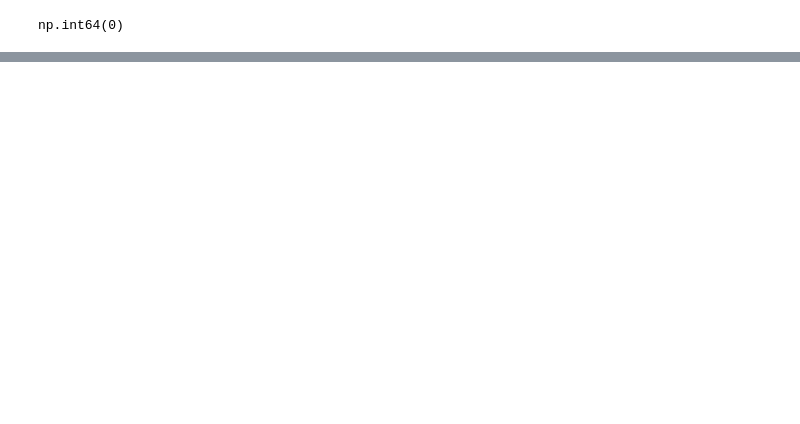
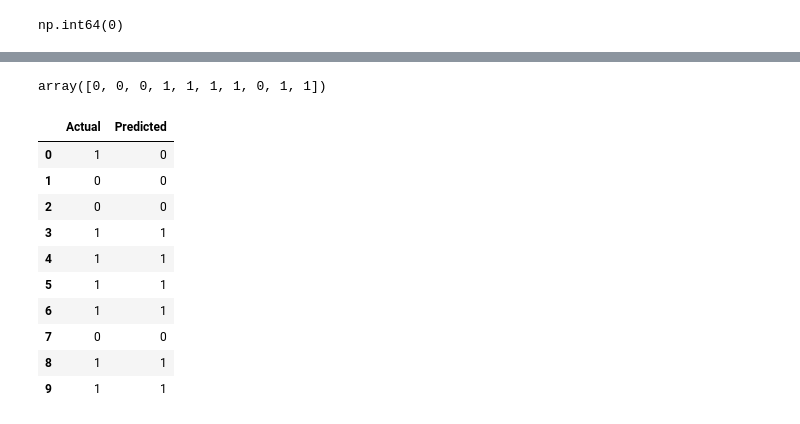
Before and after one commit to Mal-archLumi/analystLab-africa-datascience-internship, a Jupyter notebook: notebooks/week4_titanic_logistic_regression.ipynb, the cells around one changed output, grey strips where cells are left out. Drawn from its saved outputs; the diff is of its cells as text; code cells hidden in the pictures; blank space fills up the shorter version.

```diff
--- a/notebooks/week4_titanic_logistic_regression.ipynb
+++ b/notebooks/week4_titanic_logistic_regression.ipynb
@@ -119,0 +152,2 @@ KeyError: "None of [Index(['Sex', 'Embarked'], dtype='str')] are in the [columns
+# %%
+x_train, x_test, y_train, y_test = train_test_split(x, y, test_size=0.2, random_state=42)
@@ -119,0 +166,3 @@ KeyError: "None of [Index(['Sex', 'Embarked'], dtype='str')] are in the [columns
+# %%
+model = LogisticRegression(max_iter=1000)
+model.fit(x_train, y_train)
@@ -119,0 +175,21 @@ KeyError: "None of [Index(['Sex', 'Embarked'], dtype='str')] are in the [columns
+# %%
+y_pred = model.predict(x_test)
+# %%
+y_pred[: 10]
+# %% [output]
+array([0, 0, 0, 1, 1, 1, 1, 0, 1, 1])
+# %%
+comparison = pd.DataFrame({"Actual": y_test.values, "Predicted": y_pred})
+comparison.head(10)
+# %% [output]
+|  | Actual | Predicted |
+| 0 | 1 | 0 |
+| 1 | 0 | 0 |
+| 2 | 0 | 0 |
+| 3 | 1 | 1 |
+| 4 | 1 | 1 |
+| 5 | 1 | 1 |
+| 6 | 1 | 1 |
+| 7 | 0 | 0 |
+| 8 | 1 | 1 |
+| 9 | 1 | 1 |
```
Also changed, not shown: parts of 17 cells of this notebook, 1 other file.
